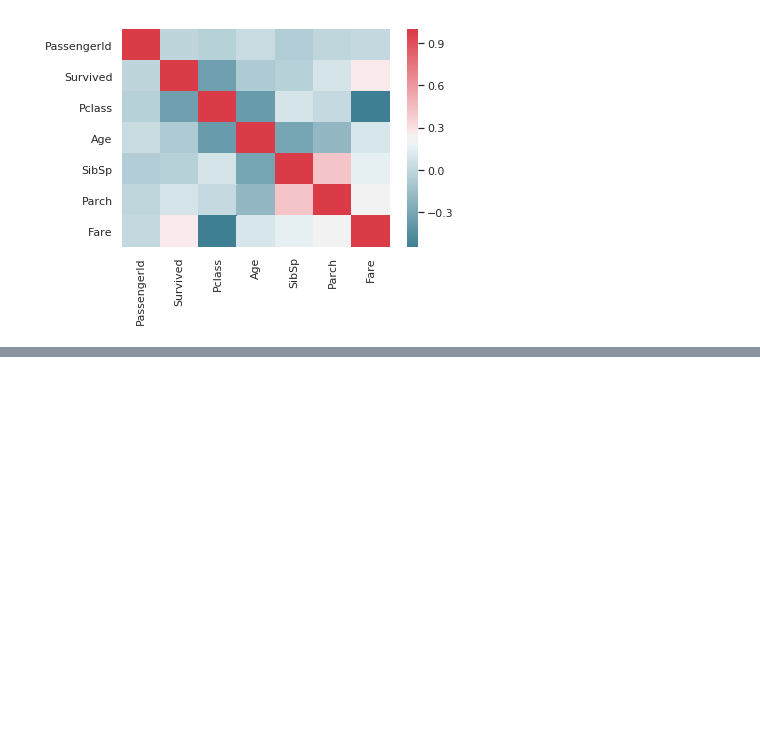
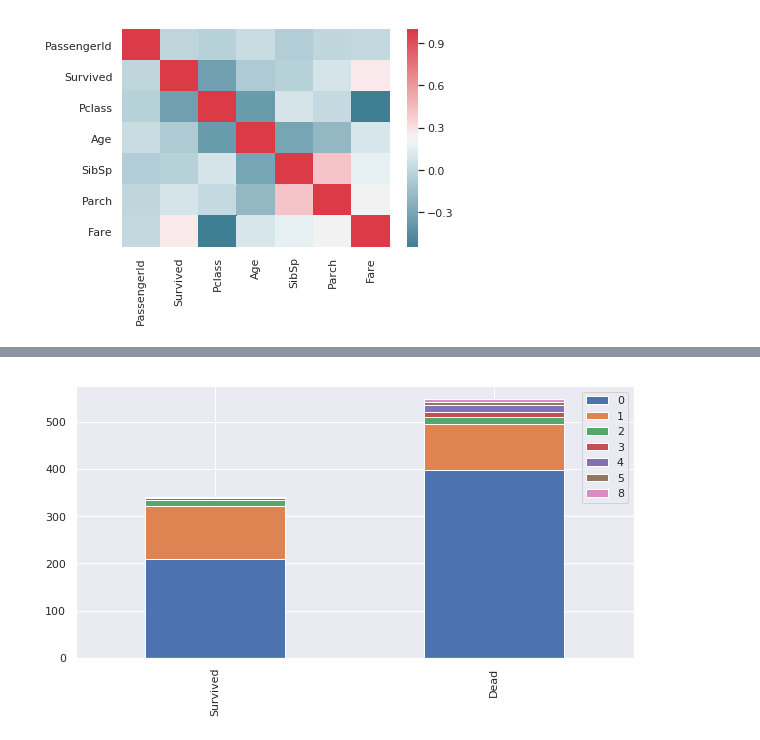
Before and after one commit to fernandosaavedra/titanic-machine-learning-from-disaster, a Jupyter notebook: titanic-ml-solution.ipynb, the cells around one changed output, grey strips where cells are left out. Saved outputs shown, nothing was run; the diff lists cells and outputs as text; code cells hidden in the pictures; blank space fills up the shorter version.

```diff
--- a/titanic-ml-solution.ipynb
+++ b/titanic-ml-solution.ipynb
@@ -216,0 +234,4 @@ plt.show()
+# %%
+bar_chart('SibSp')
+# %% [output]
+[figure, added]
```
Also changed, not shown: parts of 5 cells of this notebook.
